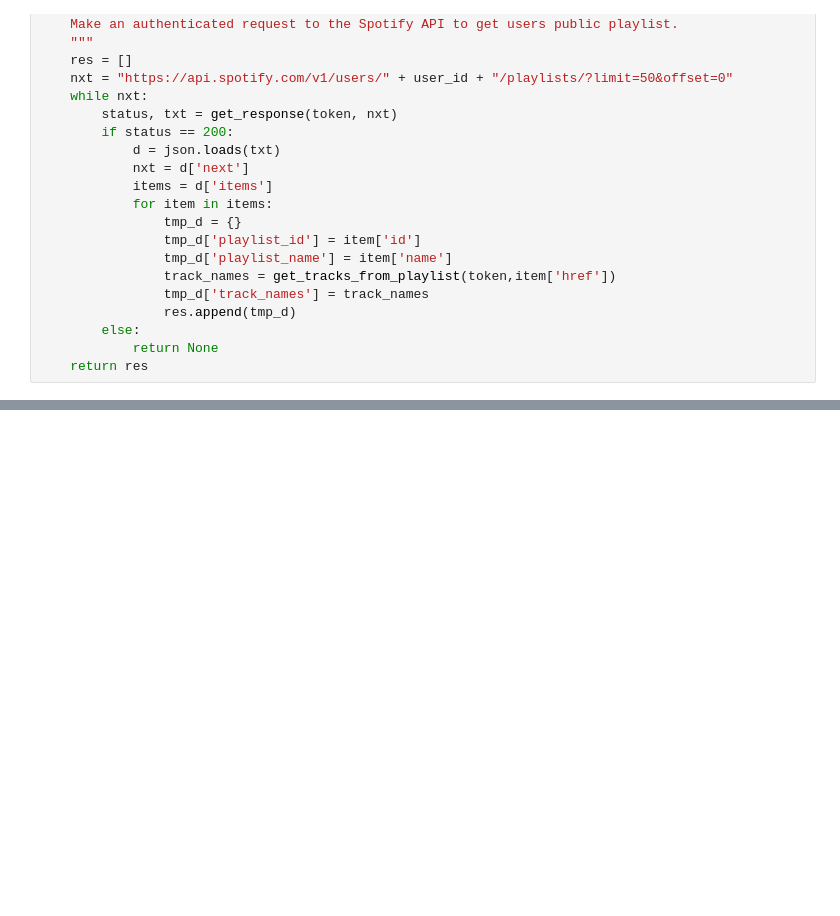
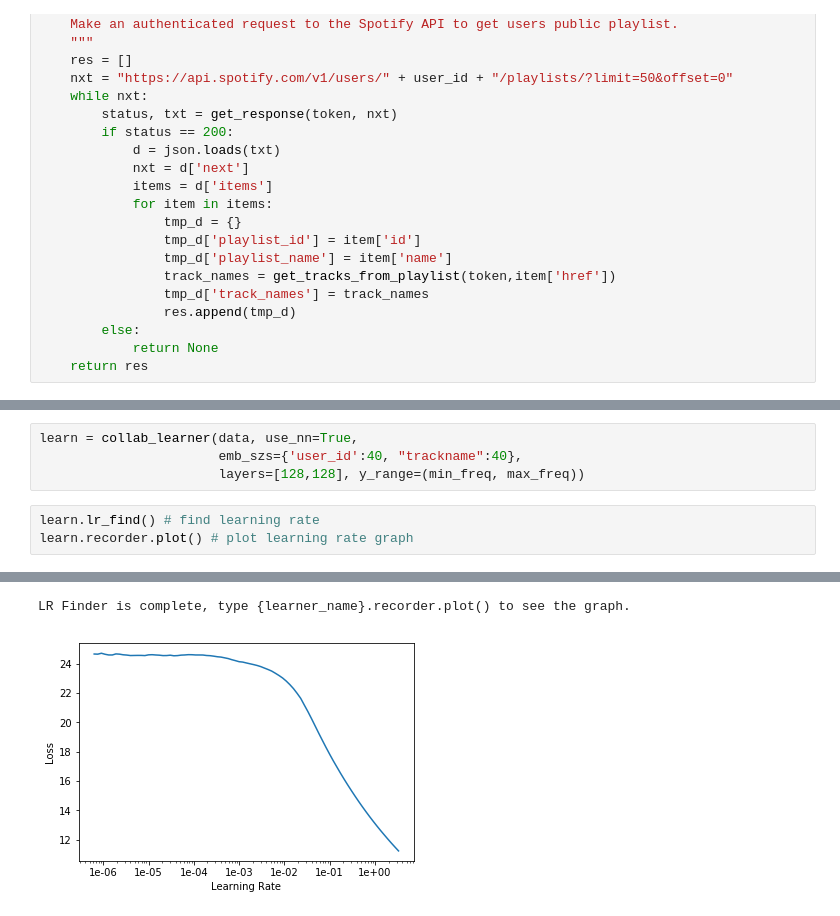
Before and after one commit to ericgeyiyang/PDSProject, a Jupyter notebook: SpotifyPlaylistCrawler.ipynb, the cells around one changed output, grey strips where cells are left out. Drawn from its saved outputs; the diff is of its cells as text; blank space fills up the shorter version.

```diff
--- a/SpotifyPlaylistCrawler.ipynb
+++ b/SpotifyPlaylistCrawler.ipynb
@@ -187,0 +255,8 @@ KeyError: 'trackname'
+# %%
+learn = collab_learner(data, use_nn=True,
+                       emb_szs={'user_id':40, "trackname":40},
+                       layers=[128,128], y_range=(min_freq, max_freq))
+# %%
+learn.lr_find() # find learning rate
+learn.recorder.plot() # plot learning rate graph
+# %% [output]
@@ -187,0 +264,2 @@ KeyError: 'trackname'
+LR Finder is complete, type {learner_name}.recorder.plot() to see the graph.
+[figure, added]
```
Also changed, not shown: parts of 22 cells of this notebook, 4 other files.
